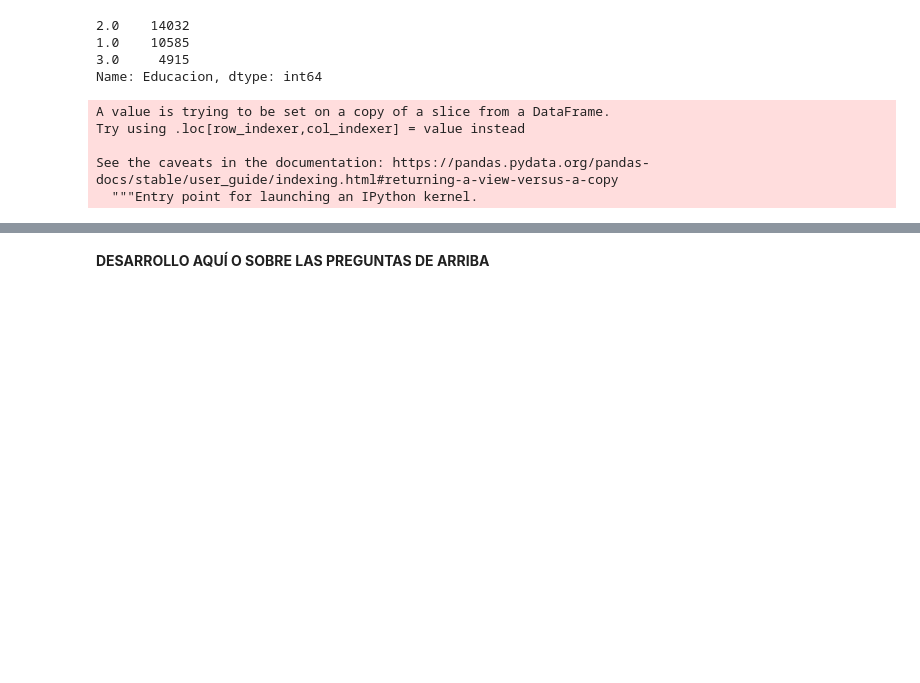
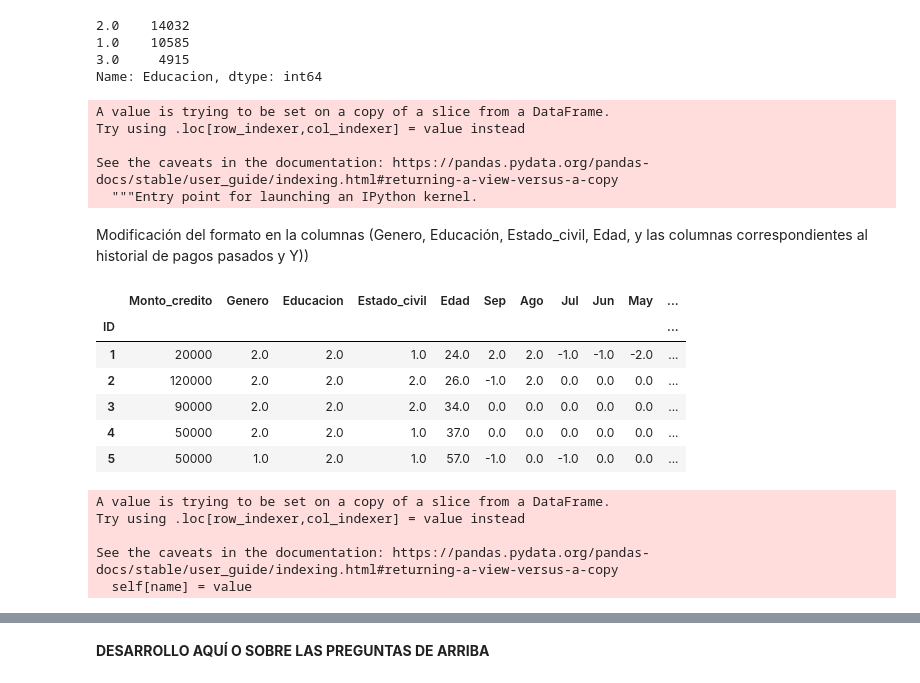
Before and after one commit to PosgradoMNA/actividades-del-projecto-equipo_56, a Jupyter notebook: Actividad1_Equipo56.ipynb, the cells around one changed output, grey strips where cells are left out. Drawn from its saved outputs; the diff is of its cells as text; code cells hidden in the pictures; blank space fills up the shorter version.

```diff
--- a/Actividad1_Equipo56.ipynb
+++ b/Actividad1_Equipo56.ipynb
@@ -423,3 +423,32 @@ Try using .loc[row_indexer,col_indexer] = value instead
 
 See the caveats in the documentation: https://pandas.pydata.org/pandas-docs/stable/user_guide/indexing.html#returning-a-view-versus-a-copy
   """Entry point for launching an IPython kernel.
+# %% [markdown]
+Modificación del formato en la columnas (Genero, Educación, Estado_civil, Edad, y las columnas correspondientes al historial de pagos pasados y Y))
+# %%
+ndf.head()
+# %% [output]
+|  | Monto_credito | Genero | Educacion | Estado_civil | Edad | Sep | Ago | Jul | Jun | May | ... |
+| ID |  |  |  |  |  |  |  |  |  |  | ... |
+| 1 | 20000 | 2.0 | 2.0 | 1.0 | 24.0 | 2.0 | 2.0 | -1.0 | -1.0 | -2.0 | ... |
+| 2 | 120000 | 2.0 | 2.0 | 2.0 | 26.0 | -1.0 | 2.0 | 0.0 | 0.0 | 0.0 | ... |
+| 3 | 90000 | 2.0 | 2.0 | 2.0 | 34.0 | 0.0 | 0.0 | 0.0 | 0.0 | 0.0 | ... |
+| 4 | 50000 | 2.0 | 2.0 | 1.0 | 37.0 | 0.0 | 0.0 | 0.0 | 0.0 | 0.0 | ... |
+| 5 | 50000 | 1.0 | 2.0 | 1.0 | 57.0 | -1.0 | 0.0 | -1.0 | 0.0 | 0.0 | ... |
+# %%
+ndf.Genero = ndf.Genero.astype(int)
+ndf.Estado_civil = ndf.Estado_civil.astype(int)
+ndf.Edad = ndf.Edad.astype(int)
+ndf.Sep = ndf.Sep.astype(int)
+ndf.Ago = ndf.Ago.astype(int)
+ndf.Jul = ndf.Jul.astype(int)
+ndf.Jun = ndf.Jun.astype(int)
+ndf.May = ndf.May.astype(int)
+ndf.Abr = ndf.Abr.astype(int)
+ndf.Y = ndf.Y.astype(int)
+# %% [output]
+A value is trying to be set on a copy of a slice from a DataFrame.
+Try using .loc[row_indexer,col_indexer] = value instead
+
+See the caveats in the documentation: https://pandas.pydata.org/pandas-docs/stable/user_guide/indexing.html#returning-a-view-versus-a-copy
+  self[name] = value
```
Also changed, not shown: parts of 8 cells of this notebook.
